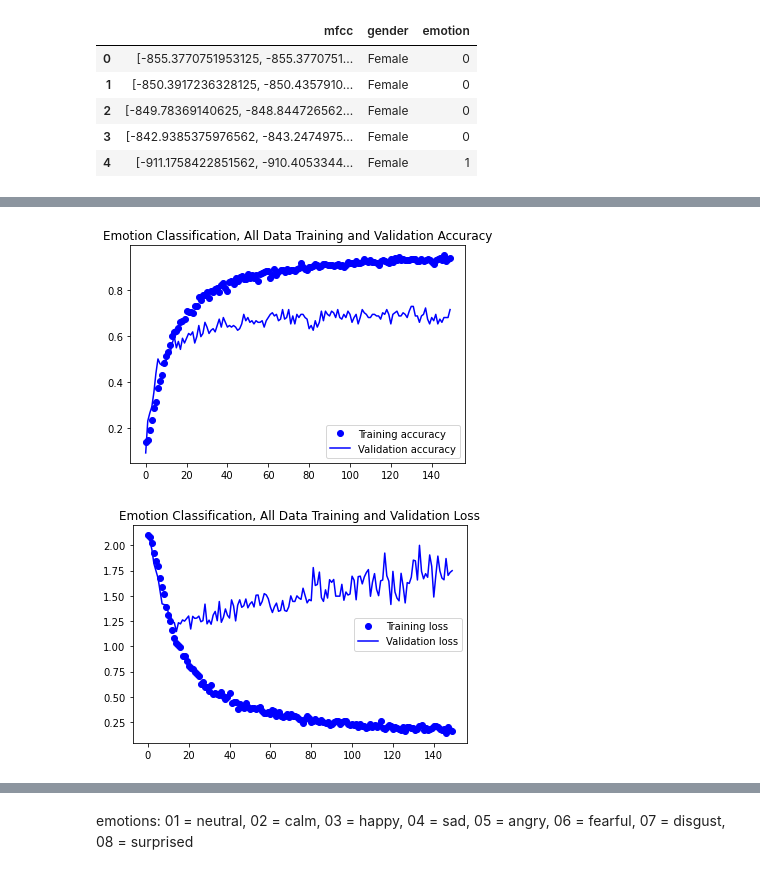
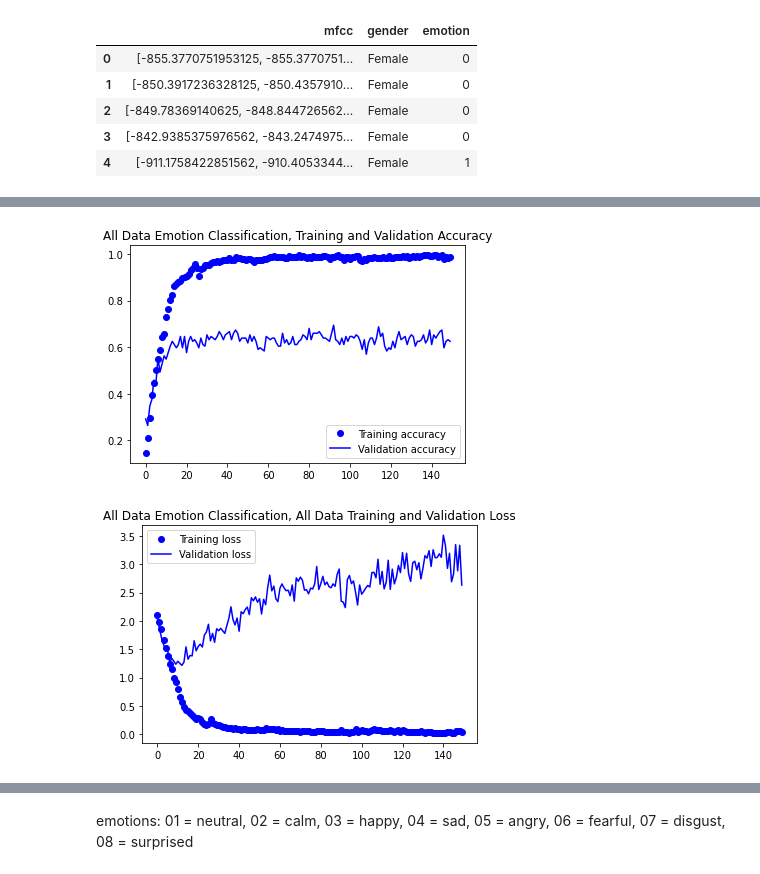
Before and after one commit to ebokelbe/CS254-Final-Project, a Jupyter notebook: convolutional_neural_network/emotion_classification_all_data.ipynb, the cells around one changed output, grey strips where cells are left out. Drawn from its saved outputs; the diff is of its cells as text; code cells hidden in the pictures.

```diff
--- a/convolutional_neural_network/emotion_classification_all_data.ipynb
+++ b/convolutional_neural_network/emotion_classification_all_data.ipynb
@@ -87,31 +87,30 @@ y_test = np.array(to_categorical(y_test, 8))
 model = Sequential()
 
 model.add(Conv2D(64, (5,5), input_shape=X_test.shape[1:], kernel_regularizer=l2(l=0.01)))
-model.add(Activation('relu'))
+model.add(LeakyReLU(alpha=0.1))
 model.add(MaxPooling2D(pool_size=(2,2)))
 
 model.add(Conv2D(24, (4,4)))
 model.add(LeakyReLU(alpha=0.1))
-model.add(Dropout(rate=0.1))
 
 model.add(Conv2D(24, (3,3)))
 model.add(LeakyReLU(alpha=0.1))
-model.add(Dropout(rate=0.2))
 
 model.add(Conv2D(80, (2,2)))
 model.add(LeakyReLU(alpha=0.1))
-model.add(Dropout(rate=0.5))
 
 model.add(Flatten())
 model.add(Dense(64))
-model.add(Activation('relu'))
+model.add(LeakyReLU(alpha=0.1))
 
 model.add(Dropout(rate=0.5))
 model.add(Dense(8))
 model.add(Activation('softmax'))
 # %%
+opt = Adam(learning_rate=0.001)
+
 model.compile(
-	optimizer="Adam",
+	optimizer=opt,
 	loss="categorical_crossentropy",
 	metrics=['accuracy']
 )
@@ -154,22 +153,22 @@ Test accuracy: 0.7152777910232544
 # %%
 accuracy = history.history['accuracy']
 val_accuracy = history.history['val_accuracy']
 loss = history.history['loss']
 val_loss = history.history['val_loss']
 epochs = range(len(accuracy))
 plt.plot(epochs, accuracy, 'bo', label='Training accuracy')
 plt.plot(epochs, val_accuracy, 'b', label='Validation accuracy')
-plt.title('Emotion Classification, All Data Training and Validation Accuracy')
+plt.title('All Data Emotion Classification, Training and Validation Accuracy')
 plt.legend()
 plt.figure()
 plt.plot(epochs, loss, 'bo', label='Training loss')
 plt.plot(epochs, val_loss, 'b', label='Validation loss')
-plt.title('Emotion Classification, All Data Training and Validation Loss')
+plt.title('All Data Emotion Classification, All Data Training and Validation Loss')
 plt.legend()
 plt.show()
 # %% [output]
-[figure, old version]
+[figure, new version]
-[figure, old version]
+[figure, new version]
 # %%
 #Algorithm Evaluation
 cm = confusion_matrix(y_test.argmax(axis=1), y_pred.argmax(axis=1))
```
Also changed, not shown: parts of 3 cells of this notebook, 4 other files.
